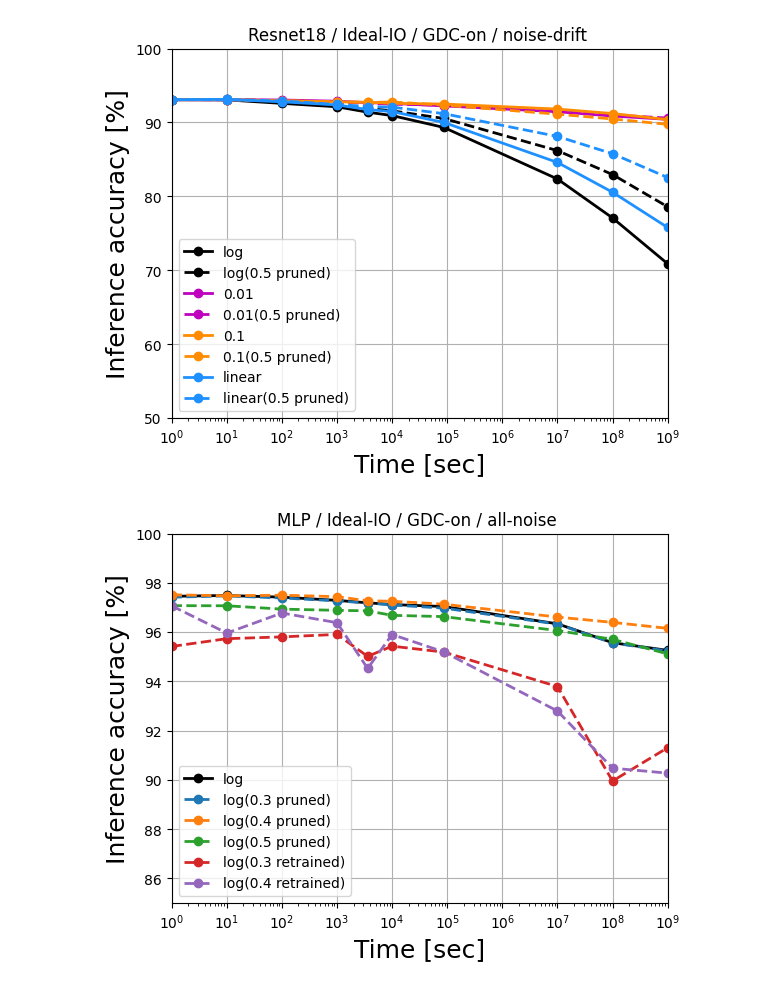
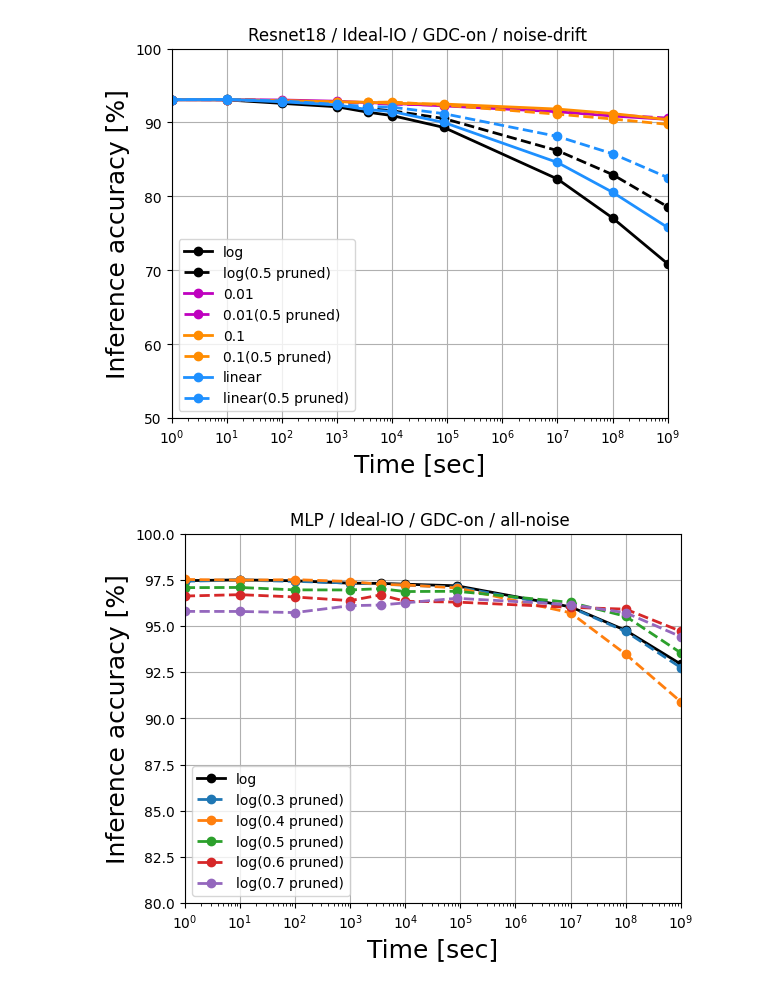
Before and after one commit to PRAM-weight-biasing/PRAM-weight-biasing, a Jupyter notebook: z_data_processing/250121_acc_plot_MLP.ipynb, the cells around one changed output. Drawn from its saved outputs; the diff is of its cells as text; code cells hidden in the pictures.

```diff
--- a/z_data_processing/250121_acc_plot_MLP.ipynb
+++ b/z_data_processing/250121_acc_plot_MLP.ipynb
@@ -35,7 +35,7 @@ df = df_raw.copy()
 df = df[df['G_ratio']==25]
 df = df[df['model']=='MLP']
 df = df[df['GDC'] == 'on']
-df = df[df['IOparameter'] == 'ideal']
+df = df[df['IOparameter'] == 'non-ideal']
 df = df[df['pgm_noise_scale'] == 1]
 # df = df[df['retrain'] == "X"]
 # %%
@@ -104,42 +99,42 @@ plt.show()
 # %%
 import matplotlib.pyplot as plt
 
 x = df_pivot['inf_time']
 
 plt.grid(True)
 
 plt.plot(x,df_pivot['-_log_X'], marker='o', label = 'log', linewidth=2, color='k')
 plt.plot(x,df_pivot['0.3_log_X'], marker='o', label = 'log(0.3 pruned)', linestyle='--', linewidth=2)
 plt.plot(x,df_pivot['0.4_log_X'], marker='o', label = 'log(0.4 pruned)', linestyle='--', linewidth=2)
 plt.plot(x,df_pivot['0.5_log_X'], marker='o', label = 'log(0.5 pruned)', linestyle='--', linewidth=2)
-# plt.plot(x,df_pivot['0.6_log_X'], marker='o', label = 'log(0.6 pruned)', linestyle='--', linewidth=2)
-# plt.plot(x,df_pivot['0.7_log_X'], marker='o', label = 'log(0.7 pruned)', linestyle='--', linewidth=2)
-plt.plot(x,df_pivot['0.3_log_O'], marker='o', label = 'log(0.3 retrained)', linestyle='--', linewidth=2)
-plt.plot(x,df_pivot['0.4_log_O'], marker='o', label = 'log(0.4 retrained)', linestyle='--', linewidth=2)
+plt.plot(x,df_pivot['0.6_log_X'], marker='o', label = 'log(0.6 pruned)', linestyle='--', linewidth=2)
+plt.plot(x,df_pivot['0.7_log_X'], marker='o', label = 'log(0.7 pruned)', linestyle='--', linewidth=2)
+# plt.plot(x,df_pivot['0.3_log_O'], marker='o', label = 'log(0.3 retrained)', linestyle='--', linewidth=2)
+# plt.plot(x,df_pivot['0.4_log_O'], marker='o', label = 'log(0.4 retrained)', linestyle='--', linewidth=2)
 
 
-# plt.plot(x,df_pivot['-_0.01'], marker='o', label = '0.01', linewidth=2, color='m')
-# plt.plot(x,df_pivot['0.3_0.01'], marker='o', label = '0.01(0.3 pruned)', linestyle='--',linewidth=2)
-# plt.plot(x,df_pivot['0.4_0.01'], marker='o', label = '0.01(0.4 pruned)', linestyle='--',linewidth=2)
-# plt.plot(x,df_pivot['0.5_0.01'], marker='o', label = '0.01(0.5 pruned)', linestyle='--',linewidth=2)
+# plt.plot(x,df_pivot['-_0.01_X'], marker='o', label = '0.01', linewidth=2, color='m')
+# # plt.plot(x,df_pivot['0.3_0.01_X'], marker='o', label = '0.01(0.3 pruned)', linestyle='--',linewidth=2)
+# plt.plot(x,df_pivot['0.4_0.01_X'], marker='o', label = '0.01(0.4 pruned)', linestyle='--',linewidth=2, color='m')
+# plt.plot(x,df_pivot['0.5_0.01_X'], marker='o', label = '0.01(0.5 pruned)', linestyle='--',linewidth=2)
 
 
-# plt.plot(x,df_pivot['-_linear'], marker='o', label = 'linear', linewidth=2, color='dodgerblue')
-# plt.plot(x,df_pivot['0.3_linear'], marker='o', label = 'linear(0.3 pruned)', linestyle='--',linewidth=2)
-# plt.plot(x,df_pivot['0.4_linear'], marker='o', label = 'linear(0.4 pruned)', linestyle='--',linewidth=2)
-# plt.plot(x,df_pivot['0.5_linear'], marker='o', label = 'linear(0.5 pruned)', linestyle='--',linewidth=2)
-# plt.plot(x,df_pivot['0.6_linear'], marker='o', label = 'linear(0.6 pruned)', linestyle='--',linewidth=2)
+# plt.plot(x,df_pivot['-_linear_X'], marker='o', label = 'linear', linewidth=2, color='dodgerblue')
+# plt.plot(x,df_pivot['0.3_linear_X'], marker='o', label = 'linear(0.3 pruned)', linestyle='--',linewidth=2)
+# plt.plot(x,df_pivot['0.4_linear_X'], marker='o', label = 'linear(0.4 pruned)', linestyle='--',linewidth=2)
+# plt.plot(x,df_pivot['0.5_linear_X'], marker='o', label = 'linear(0.5 pruned)', linestyle='--',linewidth=2)
+# plt.plot(x,df_pivot['0.6_linear_X'], marker='o', label = 'linear(0.6 pruned)', linestyle='--',linewidth=2)
 
 
 plt.title("MLP / Ideal-IO / GDC-on / all-noise ")
 plt.legend(fontsize=10, loc='lower left', bbox_to_anchor=(0.0, 0.0))
 plt.xlabel('Time [sec]',fontsize=18)
 plt.ylabel('Inference accuracy [%]', fontsize=18) #, fontweight='demi'
 # plt.xticks(fontsize/14)
 
-plt.ylim(85,100)
+plt.ylim(80,100)
 plt.xlim(1,1000000000)
 plt.xscale('log')
 plt.show()
 # %% [output]
-[figure, old version]
+[figure, new version]
```
Also changed, not shown: parts of 3 cells of this notebook, 5 other files.
